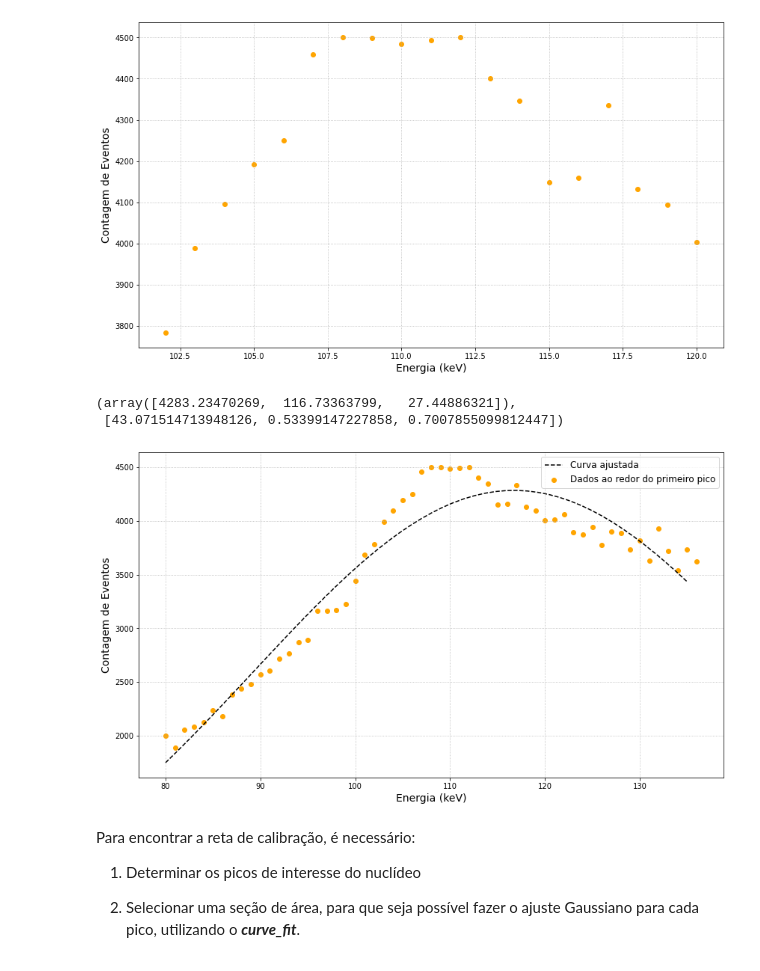
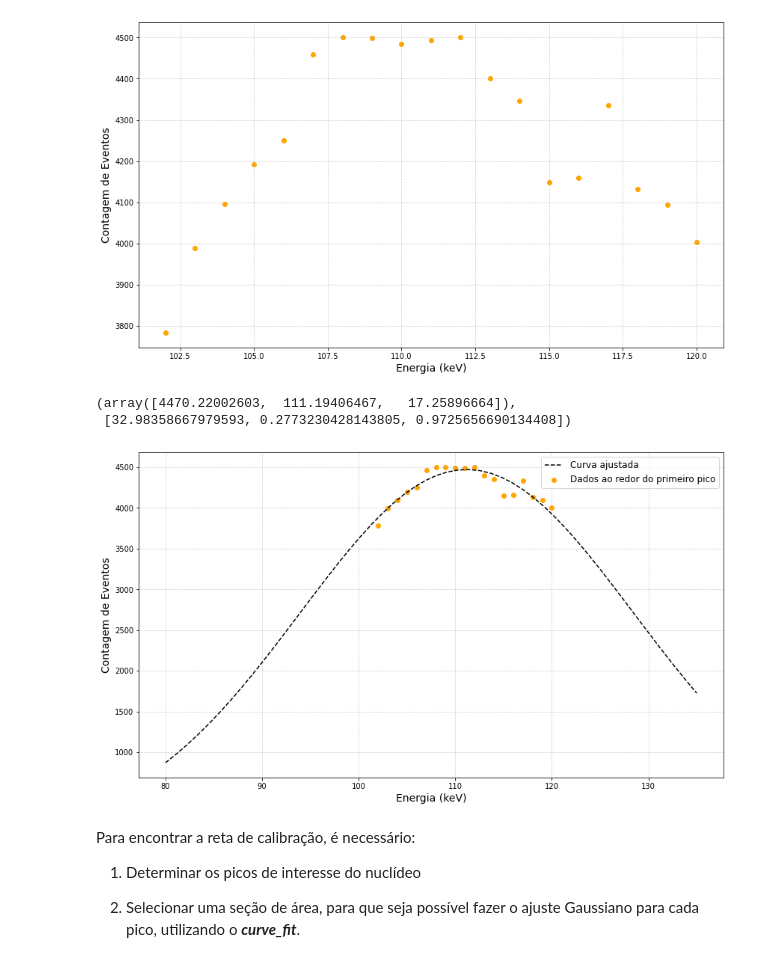
Before and after one commit to goulartsursula/DisciplinasUERJ, a Jupyter notebook: Estrutura da Materia 3/EspectroscopiaGama.ipynb, the cells around one changed output. Cells and saved outputs as stored; diff of their text form; code cells hidden in the pictures.

```diff
--- a/Estrutura da Materia 3/EspectroscopiaGama.ipynb
+++ b/Estrutura da Materia 3/EspectroscopiaGama.ipynb
@@ -58,30 +58,30 @@ plt.grid(linestyle='dotted')
 def GaussBack(x, A, mean, sigma): #Gaussiana para o primeiro pico
     return A * np.exp(-0.5 * np.square((x - mean) / sigma))
 
-sigma = np.sqrt(ydataBack)
+sigma = np.sqrt(dataBack_peak['Counts'])
 p0 = (1000, 112.4, 18) #Condições iniciais: valor máximo de y, estimativa da média, xmax - xmin
 
-poptBack, pcovBack = curve_fit(GaussBack, xdataBack, ydataBack, sigma=sigma, p0=p0) #print A, mean, sigma
+poptBack, pcovBack = curve_fit(GaussBack, dataBack_peak['Chan'], dataBack_peak['Counts'], sigma=sigma, p0=p0) #print A, mean, sigma
 
 errorBack = [np.sqrt(pcovBack[i, i]) for i in np.arange(3)] #Diagonal principal da matriz
 # %%
 poptBack, errorBack
 # %% [output]
-(array([4283.23470269,  116.73363799,   27.44886321]),
- [43.071514713948126, 0.53399147227858, 0.7007855099812447])
+(array([4470.22002603,  111.19406467,   17.25896664]),
+ [32.98358667979593, 0.2773230428143805, 0.9725656690134408])
 # %%
 fig = plt.subplots(figsize=(14,8))
 
 x_Back = np.linspace(80, 135)
 plt.plot(x_Back, GaussBack(x_Back, *poptBack), linestyle='--', c='black', label='Curva ajustada')
-plt.scatter(xdataBack, ydataBack, c='orange', label='Dados ao redor do primeiro pico')
+plt.scatter(dataBack_peak['Chan'], dataBack_peak['Counts'], c='orange', label='Dados ao redor do primeiro pico')
 plt.xlabel('Energia (keV)', fontsize='14')
 plt.ylabel('Contagem de Eventos', fontsize='14')
 plt.legend(fontsize='12')
 plt.savefig('PeakFit_Back.png', transparent = True)
 plt.grid(linestyle='dotted')
 # %% [output]
-[figure, old version]
+[figure, new version]
 # %% [markdown]
 Para encontrar a reta de calibração, é necessário:
 
```
Also changed, not shown: parts of 25 cells of this notebook.
